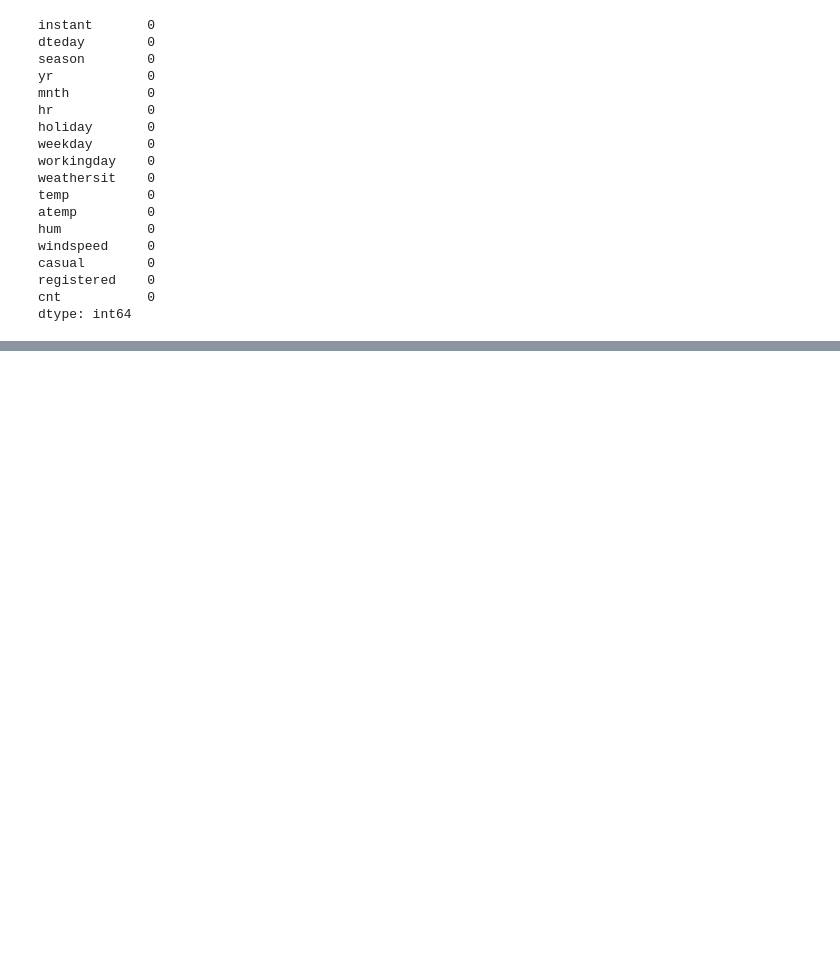
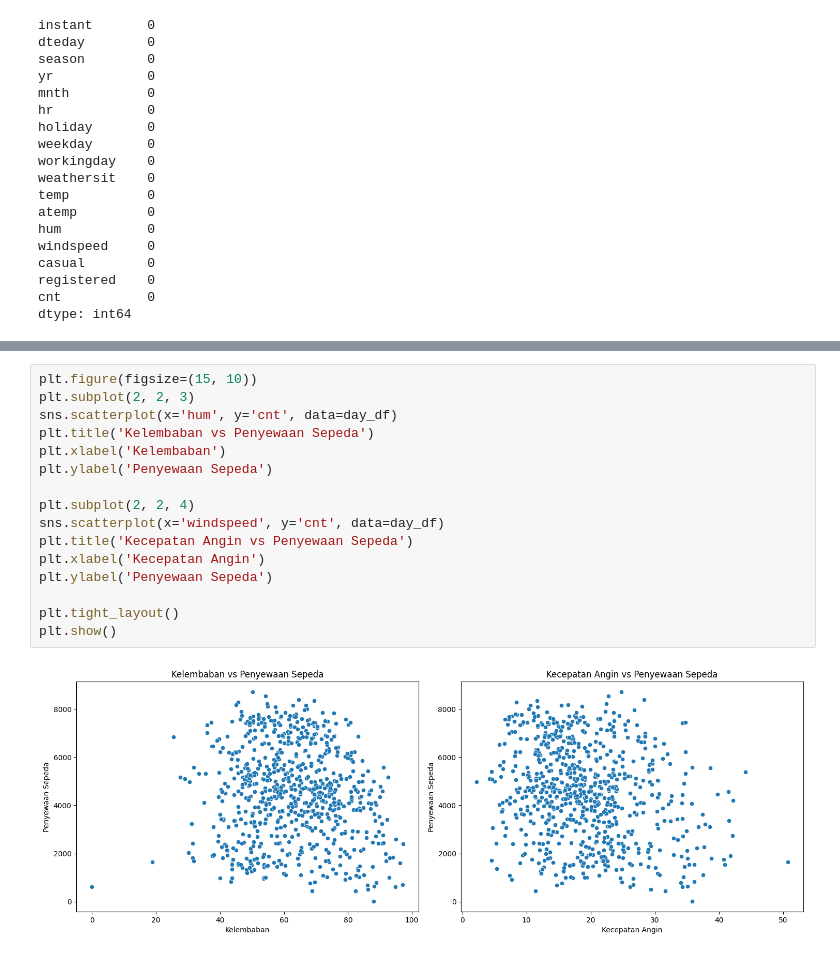
Before and after one commit to skr-g16/proyek_analisis_data, a Jupyter notebook: notebook.ipynb, the cells around one changed output, grey strips where cells are left out. Drawn from its saved outputs; the diff is of its cells as text; blank space fills up the shorter version.

```diff
--- a/notebook.ipynb
+++ b/notebook.ipynb
@@ -506,0 +480,18 @@ day_df.to_csv("clean_day_df.csv", index=False)
+# %%
+plt.figure(figsize=(15, 10))
+plt.subplot(2, 2, 3)
+sns.scatterplot(x='hum', y='cnt', data=day_df)
+plt.title('Kelembaban vs Penyewaan Sepeda')
+plt.xlabel('Kelembaban')
+plt.ylabel('Penyewaan Sepeda')
+
+plt.subplot(2, 2, 4)
+sns.scatterplot(x='windspeed', y='cnt', data=day_df)
+plt.title('Kecepatan Angin vs Penyewaan Sepeda')
+plt.xlabel('Kecepatan Angin')
+plt.ylabel('Penyewaan Sepeda')
+
+plt.tight_layout()
+plt.show()
+# %% [output]
+[figure, added]
```
Also changed, not shown: parts of 97 cells of this notebook, 4 other files.
